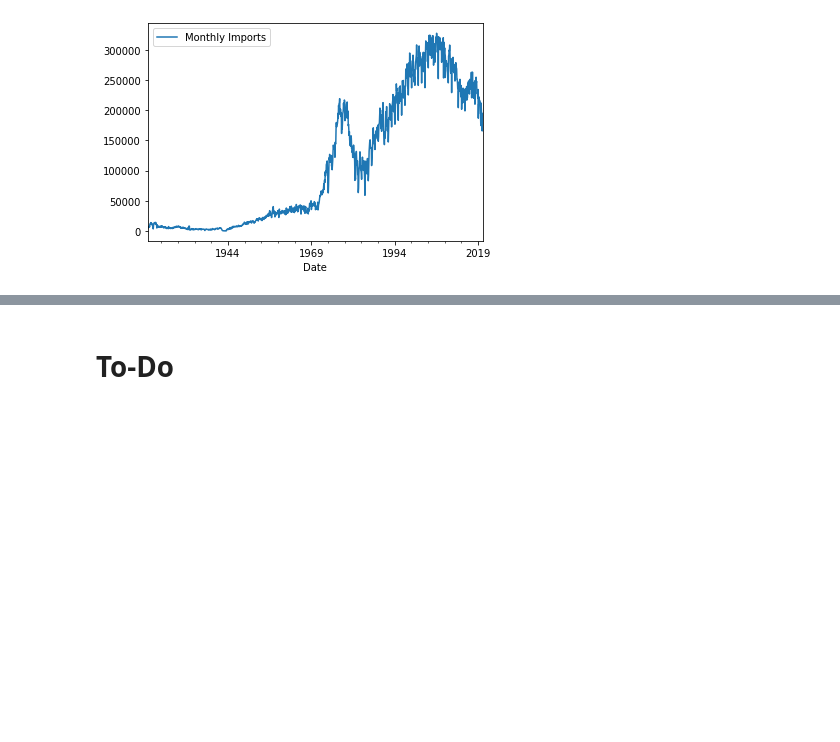
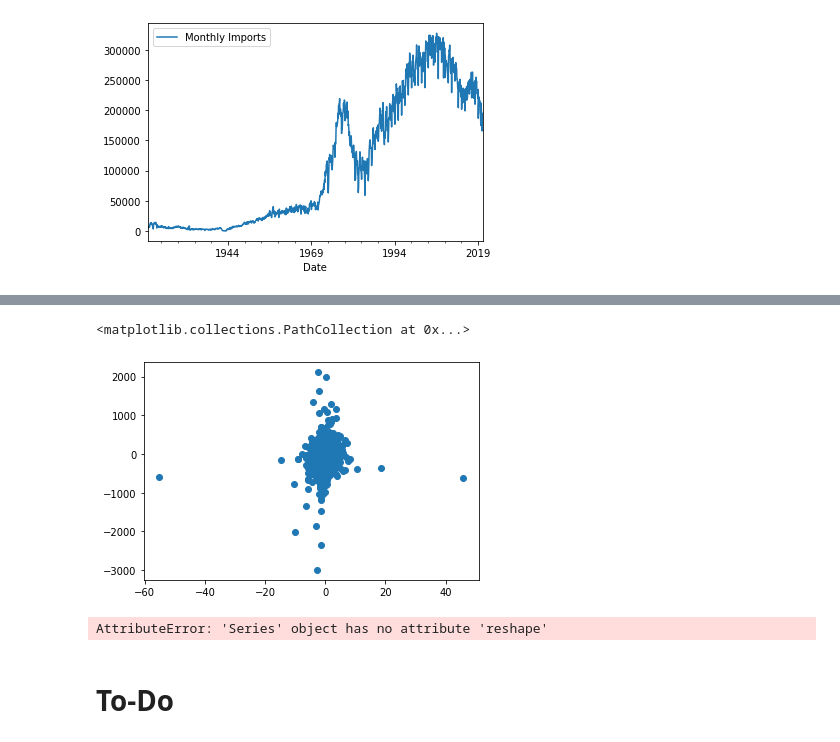
Before and after one commit to UmarsPortfolio/CrudeOilApp, a Jupyter notebook: EIA_Data.ipynb, the cells around one changed output, grey strips where cells are left out. Saved outputs shown, nothing was run; the diff lists cells and outputs as text; code cells hidden in the pictures; blank space fills up the shorter version.

```diff
--- a/EIA_Data.ipynb
+++ b/EIA_Data.ipynb
@@ -119,0 +132,8 @@ monthly_imports.series_list[-1]
+# %%
+df_dow['delta_dow']  = df_dow['Close'].diff()
+
+X = df_dow[['delta_dow']]
+
+y = daily_price.series_frame[['deltaDaily Price']]
+
+merged = y.merge(X,how='inner',left_index=True,right_index=True)
@@ -119,0 +150,7 @@ monthly_imports.series_list[-1]
+# %%
+x=merged['deltaDaily Price']
+y=merged['delta_dow']
+plt.scatter(x=x,y=y)
+# %% [output]
+<matplotlib.collections.PathCollection at 0x...>
+[figure, added]
@@ -120,3 +162,7 @@ monthly_imports.series_list[-1]
+# %%
+model.fit(x.reshape(-1,1),y)
+# %% [output]
+AttributeError: 'Series' object has no attribute 'reshape'
 # %% [markdown]
 # To-Do
 # %% [markdown]
```
Also changed, not shown: parts of 10 cells of this notebook, 1 other file.
